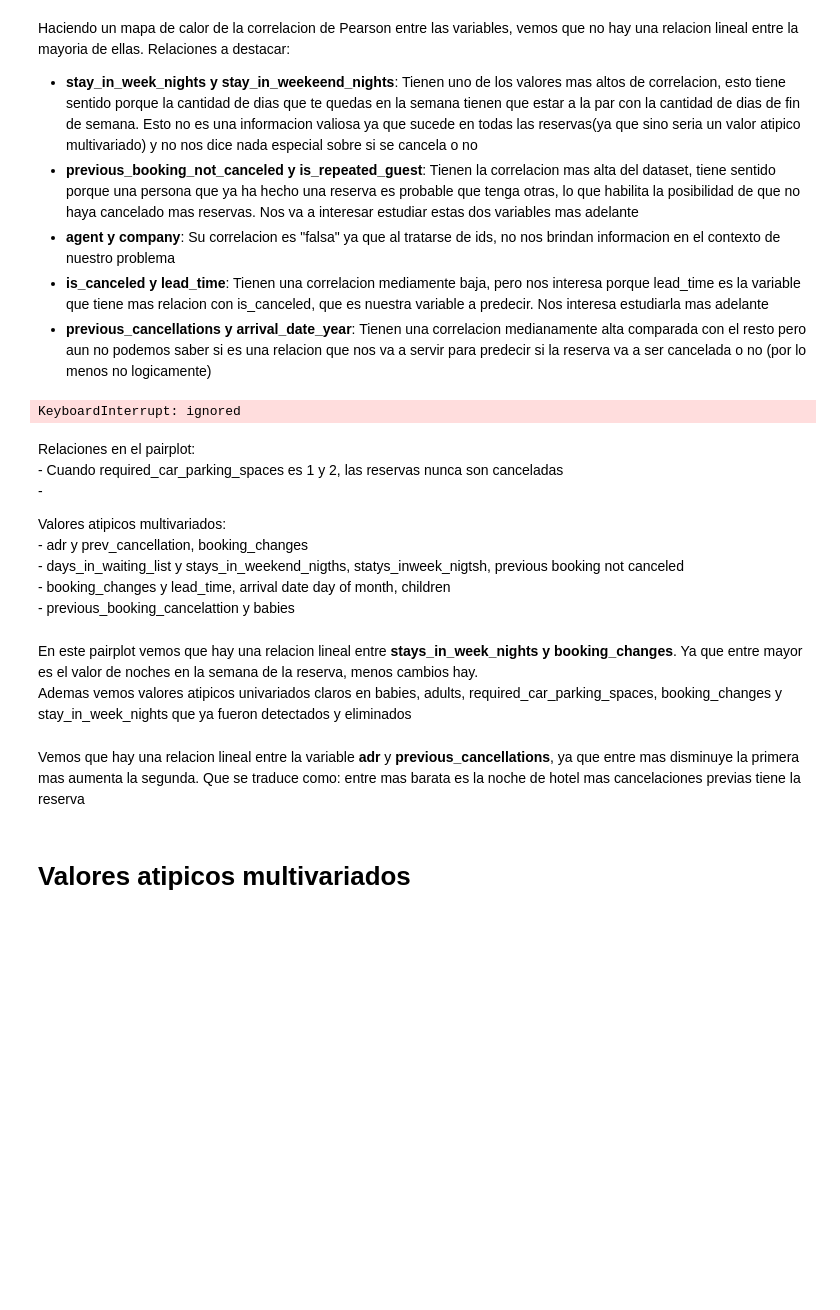
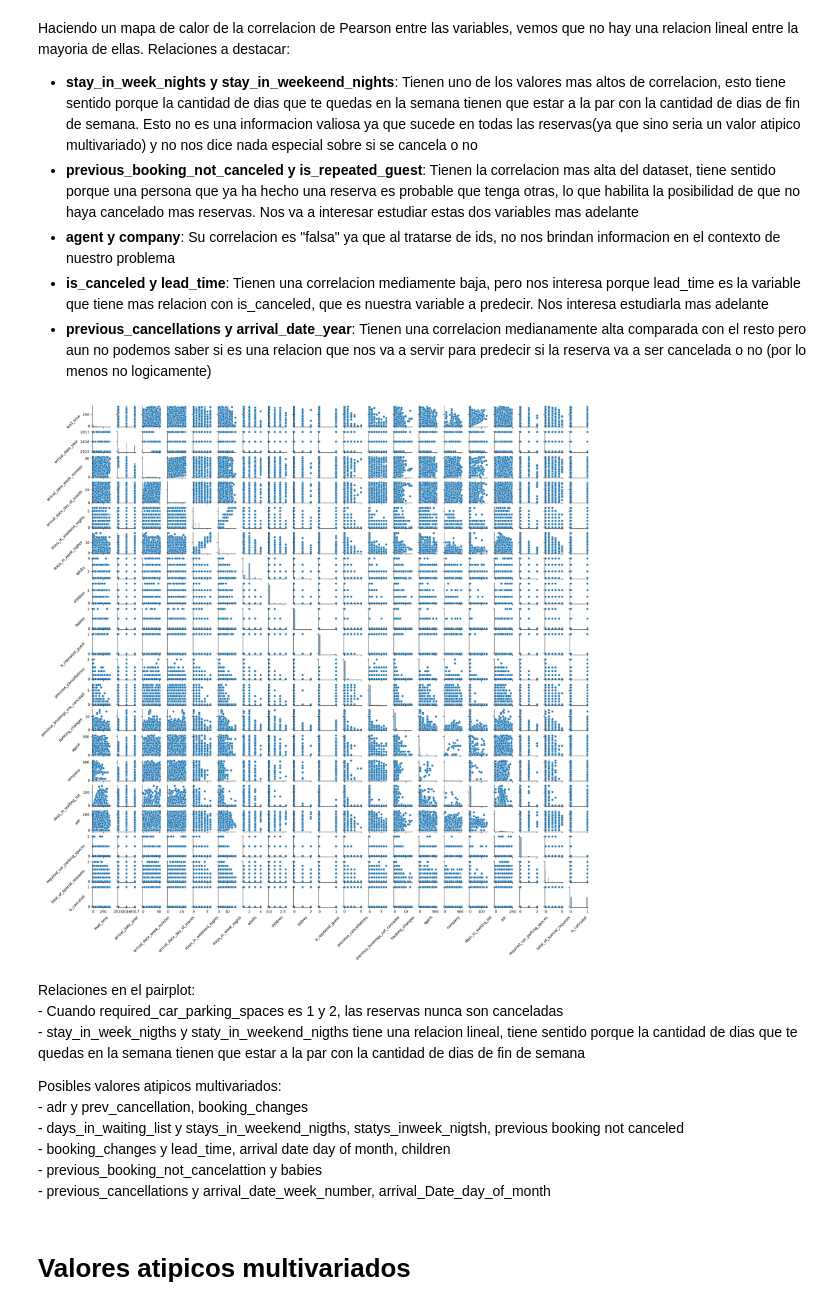
Before and after one commit to franmazzaro/7506R-2C2023-GRUPO39, a Jupyter notebook: 7506R_TP1_GRUPO39_CHP1_ENTREGA.ipynb, the cells around one changed output. Saved outputs shown, nothing was run; the diff lists cells and outputs as text; code cells hidden in the pictures; blank space fills up the shorter version.

Commit message:
Se agrega analisis valores atipicos multivariado y cambios en variable de estacionamiento

```diff
--- a/7506R_TP1_GRUPO39_CHP1_ENTREGA.ipynb
+++ b/7506R_TP1_GRUPO39_CHP1_ENTREGA.ipynb
@@ -1058,33 +1056,29 @@ Haciendo un mapa de calor de la correlacion de Pearson entre las variables, vemo
 - **is_canceled y lead_time**: Tienen una correlacion mediamente baja, pero nos interesa porque lead_time es la variable que tiene mas relacion con is_canceled, que es nuestra variable a predecir. Nos interesa estudiarla mas adelante
 - **previous_cancellations y arrival_date_year**: Tienen una correlacion medianamente alta comparada con el resto pero aun no podemos saber si es una relacion que nos va a servir para predecir si la reserva va a ser cancelada o no (por lo menos no logicamente)
 # %%
-'''pairplot_completo = sns.pairplot(reservas_limpio, height=1)
+pairplot_completo = sns.pairplot(reservas_limpio, height=1)
 for ax in pairplot_completo.axes.flatten():
     # rotate x axis labels
     ax.set_xlabel(ax.get_xlabel(), rotation = 45)
     # rotate y axis labels
     ax.set_ylabel(ax.get_ylabel(), rotation = 45)
     # set y labels alignment
     ax.yaxis.get_label().set_horizontalalignment('right')
 
-plt.show()'''
+plt.show()
 # %% [output]
-KeyboardInterrupt: ignored
+[figure, added]
 # %% [markdown]
 Relaciones en el pairplot:
 <br> - Cuando required_car_parking_spaces es 1 y 2, las reservas nunca son canceladas
-<br> -
+<br> - stay_in_week_nigths y staty_in_weekend_nigths tiene una relacion lineal, tiene sentido porque la cantidad de dias que te quedas en la semana tienen que estar a la par con la cantidad de dias de fin de semana
 
-Valores atipicos multivariados:
+Posibles valores atipicos multivariados:
 <br> - adr y prev_cancellation, booking_changes
 <br> - days_in_waiting_list y stays_in_weekend_nigths, statys_inweek_nigtsh, previous booking not canceled
 <br> - booking_changes y lead_time, arrival date day of month, children
-<br> - previous_booking_cancelattion y babies
+<br> - previous_booking_not_cancelattion y babies
+<br> - previous_cancellations y arrival_date_week_number, arrival_Date_day_of_month
-# %% [markdown]
-En este pairplot vemos que hay una relacion lineal entre **stays_in_week_nights y booking_changes**. Ya que entre mayor es el valor de noches en la semana de la reserva, menos cambios hay.
-<br> Ademas vemos valores atipicos univariados claros en babies, adults, required_car_parking_spaces, booking_changes y stay_in_week_nights que ya fueron detectados y eliminados
-# %% [markdown]
-Vemos que hay una relacion lineal entre la variable **adr** y **previous_cancellations**, ya que entre mas disminuye la primera mas aumenta la segunda. Que se traduce como: entre mas barata es la noche de hotel mas cancelaciones previas tiene la reserva
 # %% [markdown]
 # Valores atipicos multivariados
 # %%
```
Also changed, not shown: parts of 23 cells of this notebook.
